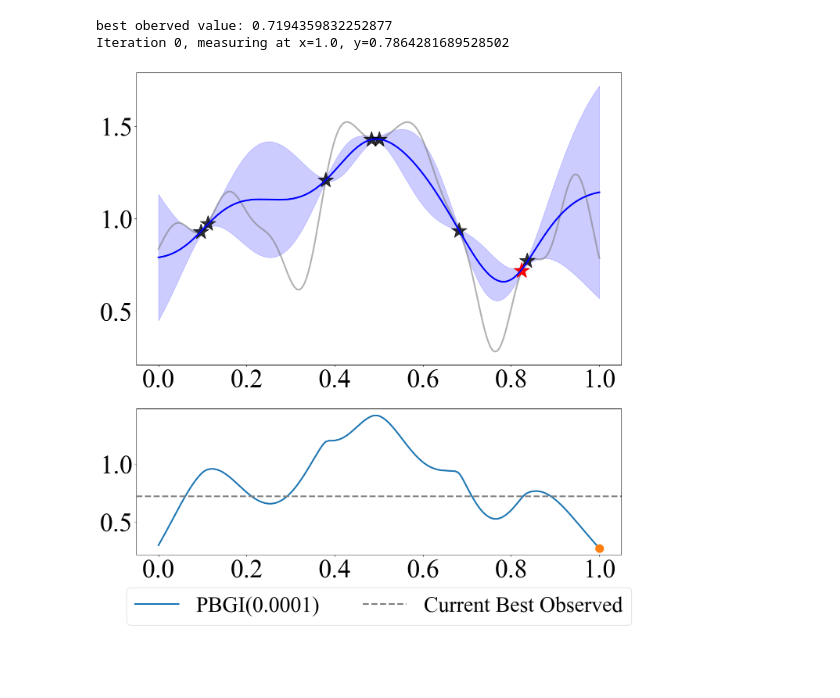
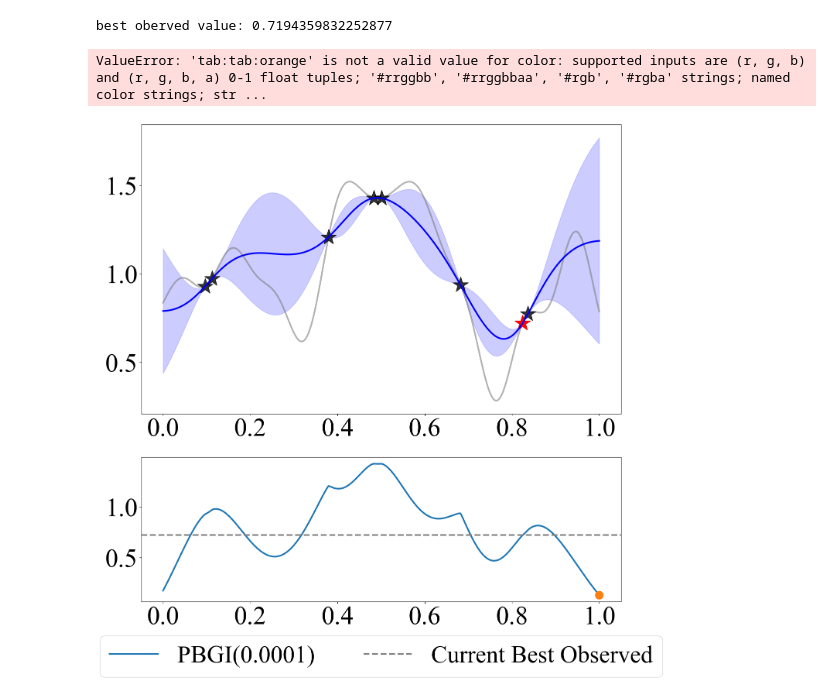
Before and after one commit to QianJaneXie/CostAwareStoppingBayesOpt, a Jupyter notebook: notebooks/LogEI vs PBGI.ipynb, the cells around one changed output. Drawn from its saved outputs; the diff is of its cells as text; code cells hidden in the pictures; blank space fills up the shorter version.

```diff
--- a/notebooks/LogEI vs PBGI.ipynb
+++ b/notebooks/LogEI vs PBGI.ipynb
@@ -72,5 +80,5 @@ def plot_acquisition(ax, test_x, acquisition_function, current_best=None, acquis
         ax.axhline(current_best, linestyle='--', color='grey', linewidth=3, label='Current Best Observed')
 
     # Place the legend at the bottom in a row
-    ax.legend(loc='upper center', bbox_to_anchor=(0.5, -0.15), ncol=3, fontsize=40)
+    ax.legend(loc='upper center', bbox_to_anchor=(0.5, -0.15), ncol=3, fontsize=45)
 # %%
@@ -168,36 +172,9 @@ Iteration 0, measuring at x=0.78, y=0.33622235221936825
 # %%
-maximize = False
-from pandora_automl.acquisition.gittins import GittinsIndex
-
-seed = seed
 torch.manual_seed(seed)
-
-# Example Usage for 1D
-dim = 1
-
-# Define your kernel
-nu = 2.5
-lengthscale = 0.1
-outputscale = 1.0
-base_kernel = MaternKernel(nu=nu).double()
-base_kernel.lengthscale = torch.tensor([[lengthscale]])
-scale_kernel = ScaleKernel(base_kernel).double()
-scale_kernel.outputscale = torch.tensor([[outputscale]])
-
-# Define Noise Level
-noise_level = 1e-4
-
-# Initialize Placeholder Data with Correct Dimensions
-num_samples = 1  # Replace with actual number of samples
-num_features = 1  # Replace with actual number of features
-train_X = torch.empty(num_samples, num_features)  # Placeholder data
-train_Y = torch.empty(num_samples, 1)             # Placeholder data
-Yvar = torch.ones(num_samples) * noise_level
 
 # Initialize Model
 model = SingleTaskGP(train_X, train_Y, likelihood = FixedNoiseGaussianLikelihood(noise=Yvar), covar_module=scale_kernel)
 
-from gpytorch.kernels import MaternKernel, ScaleKernel
 # Set up the kernel
 base_kernel = MaternKernel(nu=nu).double()
 base_kernel.lengthscale = lengthscale
@@ -212,7 +189,7 @@ def objective_function(x):
 
 bounds = torch.stack([torch.zeros(dim), torch.ones(dim)])
 init_x = draw_sobol_samples(bounds=bounds, n=1, q=4*(dim+1)).squeeze(0)
-lmbda = 0.0001
+lmbda = 1e-5
 
 x = init_x
 y = objective_function(x)
@@ -222,36 +199,37 @@ GI_best = [best_f] # This will store the best value
 print("best oberved value:", best_f)
 
 model = fit_gp_model(x, y, scale_kernel)
 
 # Optimize GI
 GI = GittinsIndex(model=model, maximize=maximize, lmbda=lmbda)
 
 # Plot the posterior and the GI
 f, (ax1,ax2) = plt.subplots(2, 1, figsize=(16, 16), gridspec_kw={'height_ratios': [2, 1]})
-test_x = torch.linspace(0, 1, 1001)
+test_x = torch.linspace(0, 1, 10001)
 
 # Plot the posterior
 plot_posterior(ax1,objective_function,model,test_x,x,y)
 
 # Plot GI
 acq = GI.forward(test_x.unsqueeze(1).unsqueeze(1))
 new_point, new_point_GI = test_x[torch.argmin(acq)], torch.min(acq)
 plot_acquisition(ax2, test_x, GI.forward, current_best=best_f, acquisition_name='PBGI(0.0001)')
-ax2.plot(new_point.numpy(), new_point_GI.detach().numpy(),'.', markersize=30)
+ax2.plot(new_point.numpy(), new_point_GI.detach().numpy(),'.', color='tab:orange', markersize=30)
+ax1.plot(new_point.item(), objective_function(new_point).item(), '.', color='tab:tab:orange', markersize=30, label="Next Query Point")
 # ax2.axis("off")
 # plt.tight_layout()
 
 # Reshape or transpose if necessary (depends on how you want to align them)
 # arrays_combined = np.column_stack((test_x.cpu().numpy(), objective_y, mean, lower, upper, acq.detach().numpy()))
 
 # Save to CSV
 # np.savetxt('plot/PBGI_acq_small.csv', arrays_combined, delimiter=',', fmt='%f', header='x, f(x), mean, lower, upper, acq')
 
 print('Iteration 0, measuring at x={}, y={}'.format(new_point.item(), objective_function(new_point).item()))
-# plt.savefig('plot/PBGI_acq_small.pdf', format='pdf')
+plt.savefig('../plots/PBGI_acq_small.pdf', format='pdf')
 plt.show()
 # %% [output]
 best oberved value: 0.7194359832252877
-Iteration 0, measuring at x=1.0, y=0.7864281689528502
+ValueError: 'tab:tab:orange' is not a valid value for color: supported inputs are (r, g, b) and (r, g, b, a) 0-1 float tuples; '#rrggbb', '#rrggbbaa', '#rgb', '#rgba' strings; named color strings; str ...
-[figure, old version]
+[figure, new version]
 # %%
```
Also changed, not shown: parts of 4 cells of this notebook.
